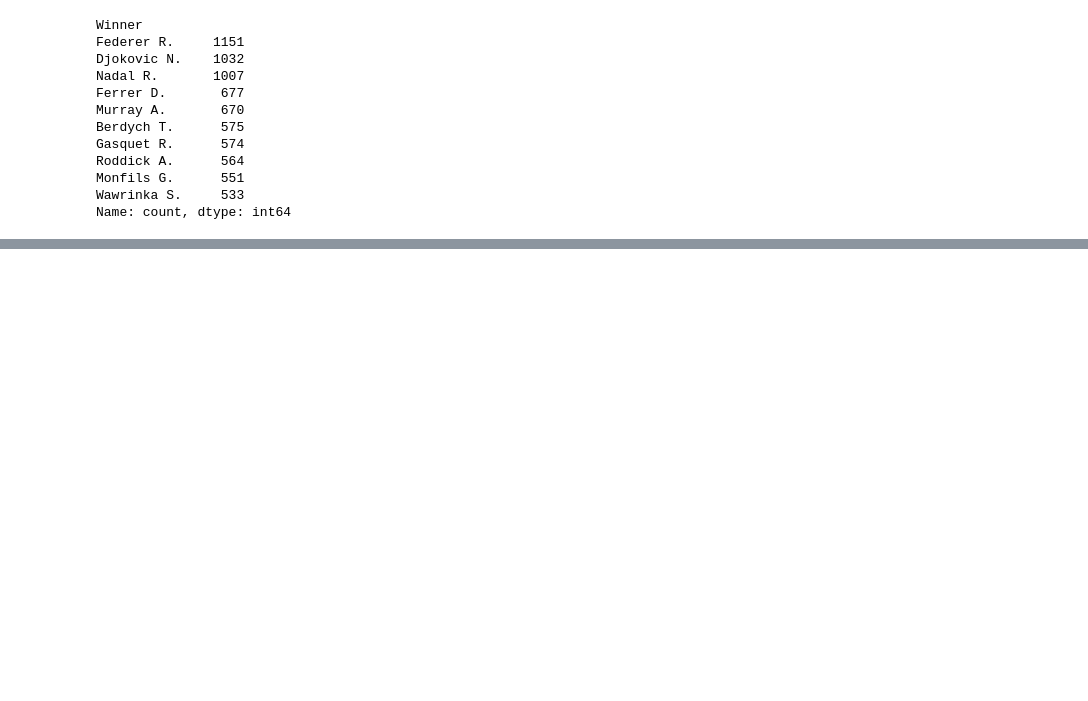
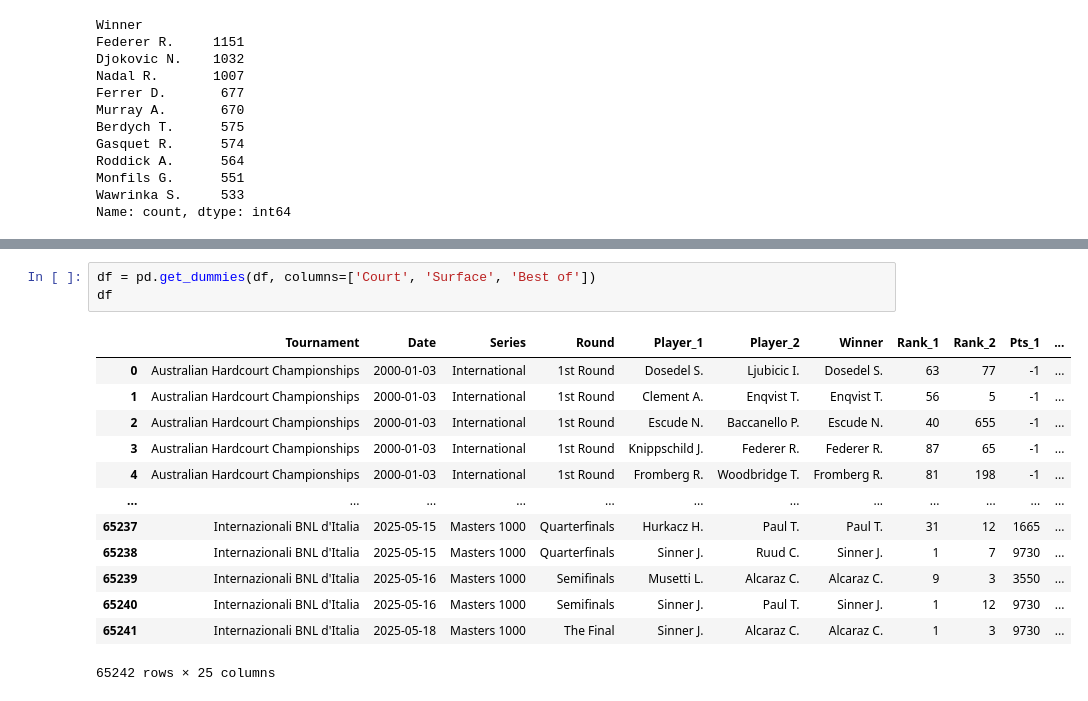
Before and after one commit to mgulbin13/atp-analysis, a Jupyter notebook: notebooks/eda.ipynb, the cells around one changed output, grey strips where cells are left out. Saved outputs shown, nothing was run; the diff lists cells and outputs as text; blank space fills up the shorter version.

```diff
--- a/notebooks/eda.ipynb
+++ b/notebooks/eda.ipynb
@@ -108,0 +154,17 @@ Name: count, dtype: int64
+# %%
+df = pd.get_dummies(df, columns=['Court', 'Surface', 'Best of'])
+df
+# %% [output]
+|  | Tournament | Date | Series | Round | Player_1 | Player_2 | Winner | Rank_1 | Rank_2 | Pts_1 | ... |
+| 0 | Australian Hardcourt Championships | 2000-01-03 | International | 1st Round | Dosedel S. | Ljubicic I. | Dosedel S. | 63 | 77 | -1 | ... |
+| 1 | Australian Hardcourt Championships | 2000-01-03 | International | 1st Round | Clement A. | Enqvist T. | Enqvist T. | 56 | 5 | -1 | ... |
+| 2 | Australian Hardcourt Championships | 2000-01-03 | International | 1st Round | Escude N. | Baccanello P. | Escude N. | 40 | 655 | -1 | ... |
+| 3 | Australian Hardcourt Championships | 2000-01-03 | International | 1st Round | Knippschild J. | Federer R. | Federer R. | 87 | 65 | -1 | ... |
+| 4 | Australian Hardcourt Championships | 2000-01-03 | International | 1st Round | Fromberg R. | Woodbridge T. | Fromberg R. | 81 | 198 | -1 | ... |
+| ... | ... | ... | ... | ... | ... | ... | ... | ... | ... | ... | ... |
+| 65237 | Internazionali BNL d'Italia | 2025-05-15 | Masters 1000 | Quarterfinals | Hurkacz H. | Paul T. | Paul T. | 31 | 12 | 1665 | ... |
+| 65238 | Internazionali BNL d'Italia | 2025-05-15 | Masters 1000 | Quarterfinals | Sinner J. | Ruud C. | Sinner J. | 1 | 7 | 9730 | ... |
+| 65239 | Internazionali BNL d'Italia | 2025-05-16 | Masters 1000 | Semifinals | Musetti L. | Alcaraz C. | Alcaraz C. | 9 | 3 | 3550 | ... |
+| 65240 | Internazionali BNL d'Italia | 2025-05-16 | Masters 1000 | Semifinals | Sinner J. | Paul T. | Sinner J. | 1 | 12 | 9730 | ... |
+| 65241 | Internazionali BNL d'Italia | 2025-05-18 | Masters 1000 | The Final | Sinner J. | Alcaraz C. | Alcaraz C. | 1 | 3 | 9730 | ... |
+65242 rows × 25 columns
```
Also changed, not shown: parts of 7 cells of this notebook.
